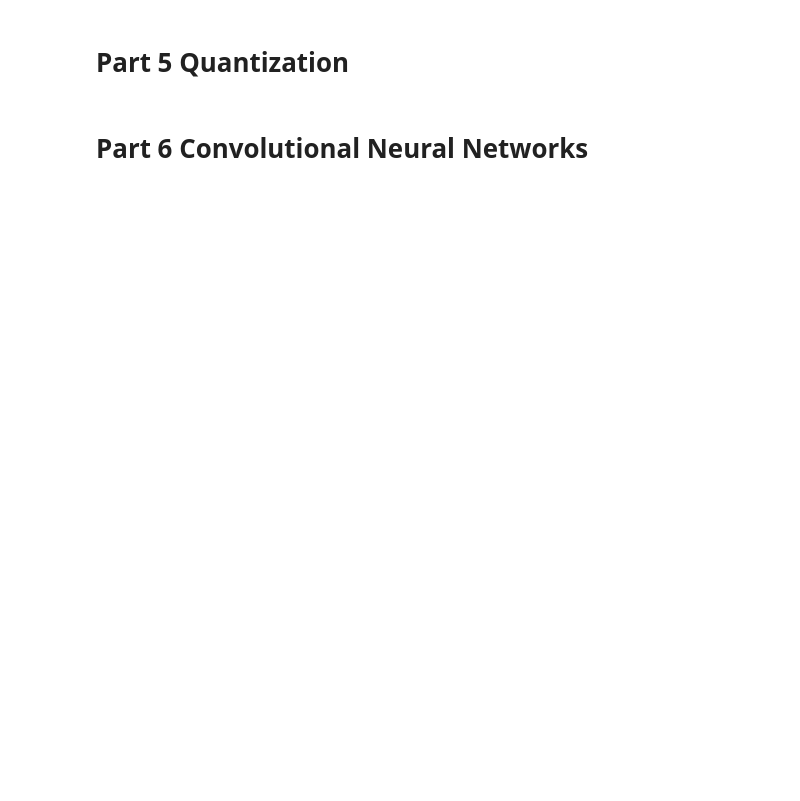
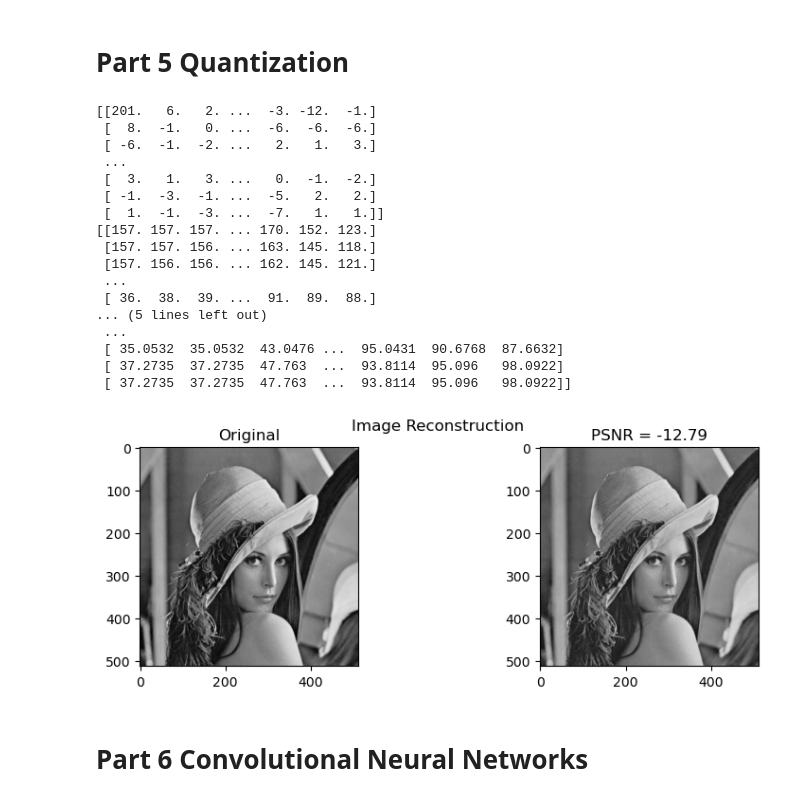
Before and after one commit to ronhyman/imageprocessing, a Jupyter notebook: Lab 5/lab5.ipynb, the cells around one changed output. Drawn from its saved outputs; the diff is of its cells as text; code cells hidden in the pictures; blank space fills up the shorter version.

```diff
--- a/Lab 5/lab5.ipynb
+++ b/Lab 5/lab5.ipynb
@@ -243,2 +224,64 @@ Clipping input data to the valid range for imshow with RGB data ([0..1] for floa
+# %%
+# Part 5 Quantization
+
+Z = np.array([
+[16, 11, 10, 16, 24, 40, 51, 61],
+[12, 12, 14, 19, 26, 58, 60, 55],
+[14, 13, 16, 24, 40, 57, 69, 56],
+[14, 17, 22, 29, 51, 87, 80, 62],
+[18, 22, 37, 56, 68, 109, 103, 77],
+[24, 35, 55, 64, 81, 104, 113, 92],
+[49, 64, 78, 87, 103, 121, 120, 101],
+[72, 92, 95, 98, 112, 100, 103, 99]
+])
+
+lena = imread('lena2.tiff') * 255
+gray_lena = rgb2gray(imread('lena2.tiff')) * 255
+
+# perform the 8×8 DCT transform on the Lena sub-images (remember to subtract 128)
+lena_trans5 = np.floor(blockproc(gray_lena - 128, dct_matrix, [8, 8], func))
+print(lena_trans5)
+
+def quantize_image(image, Z):
+    image_out = np.zeros_like(image)
+    for i in range(0, image.shape[0], 8):
+        for j in range(0, image.shape[1], 8):
+            image_out[i:i+8, j:j+8] = np.round(image[i:i+8, j:j+8] / Z)
+    return image_out
+
+def dequantize_image(image, Z):
+    image_out = np.zeros_like(image)
+    for i in range(0, image.shape[0], 8):
+        for j in range(0, image.shape[1], 8):
+            image_out[i:i+8, j:j+8] = np.multiply(image[i:i+8, j:j+8], Z)
+    return image_out
+
+lena_quantized = quantize_image(lena_trans5, Z)
+lena_dequantized = dequantize_image(lena_quantized, Z)
+
+lena_reconstructed = np.floor(blockproc(lena_dequantized, dct_matrix.T, [8, 8], func)) + 128
+
+
+# plot the reconstructed image and the corresponding PSNR value
+plot_images({'Original' : gray_lena, 'PSNR = ' + str(np.round(PSNR(gray_lena, lena_reconstructed),2)): lena_reconstructed}, title='Image Reconstruction')
+# %% [output]
+[[201.   6.   2. ...  -3. -12.  -1.]
+ [  8.  -1.   0. ...  -6.  -6.  -6.]
+ [ -6.  -1.  -2. ...   2.   1.   3.]
+ ...
+ [  3.   1.   3. ...   0.  -1.  -2.]
+ [ -1.  -3.  -1. ...  -5.   2.   2.]
+ [  1.  -1.  -3. ...  -7.   1.   1.]]
+[[157. 157. 157. ... 170. 152. 123.]
+ [157. 157. 156. ... 163. 145. 118.]
+ [157. 156. 156. ... 162. 145. 121.]
+ ...
+ [ 36.  38.  39. ...  91.  89.  88.]
+... (5 lines left out)
+ ...
+ [ 35.0532  35.0532  43.0476 ...  95.0431  90.6768  87.6632]
+ [ 37.2735  37.2735  47.763  ...  93.8114  95.096   98.0922]
+ [ 37.2735  37.2735  47.763  ...  93.8114  95.096   98.0922]]
+[figure, added]
 # %% [markdown]
 # Part 6 Convolutional Neural Networks
```
Also changed, not shown: parts of 6 cells of this notebook, 2 other files.
